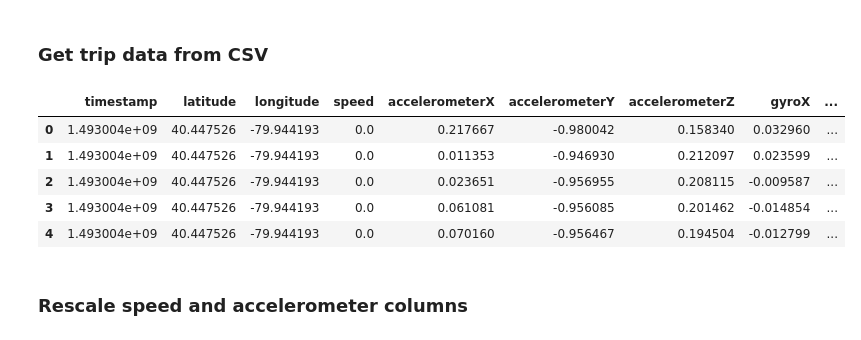
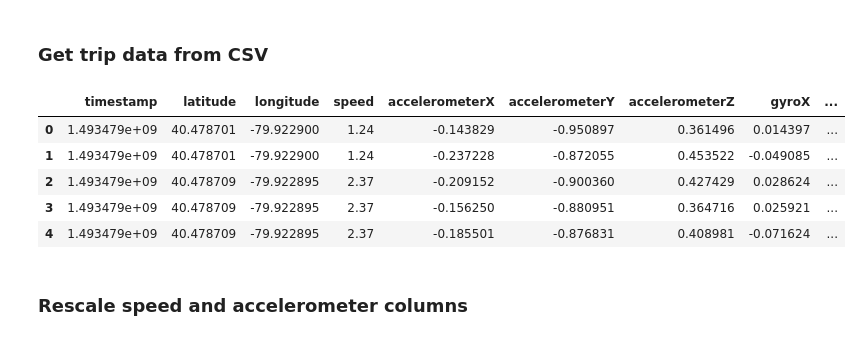
Before and after one commit to shouvikmani/Intelligent-Pothole-Detection, a Jupyter notebook: DataGame.ipynb, the cells around one changed output. Cells and saved outputs as stored; diff of their text form; code cells hidden in the pictures.

```diff
--- a/DataGame.ipynb
+++ b/DataGame.ipynb
@@ -12,21 +12,21 @@ import seaborn
 # %%
 def get_trip_data(tripPotholesFileName, tripSensorsFileName):
     potholes_df = pd.read_csv(tripPotholesFileName)
     sensors_df = pd.read_csv(tripSensorsFileName)
     return (potholes_df, sensors_df)
 
 trip1_data = get_trip_data('data/Pothole_Non_Pothole/trip6_potholes.csv',
-                           'data/Pothole_Non_Pothole/trip6_sensors.csv')
+                           'data/Good_Road_Bad_Road/4_29_roadcond_sensors_BAD_t5.csv')
 trip1_potholes = trip1_data[0]
 trip1_sensors = trip1_data[1]
 trip1_sensors.head()
 # %% [output]
 |  | timestamp | latitude | longitude | speed | accelerometerX | accelerometerY | accelerometerZ | gyroX | ... |
-| 0 | 1.493004e+09 | 40.447526 | -79.944193 | 0.0 | 0.217667 | -0.980042 | 0.158340 | 0.032960 | ... |
-| 1 | 1.493004e+09 | 40.447526 | -79.944193 | 0.0 | 0.011353 | -0.946930 | 0.212097 | 0.023599 | ... |
-| 2 | 1.493004e+09 | 40.447526 | -79.944193 | 0.0 | 0.023651 | -0.956955 | 0.208115 | -0.009587 | ... |
-| 3 | 1.493004e+09 | 40.447526 | -79.944193 | 0.0 | 0.061081 | -0.956085 | 0.201462 | -0.014854 | ... |
-| 4 | 1.493004e+09 | 40.447526 | -79.944193 | 0.0 | 0.070160 | -0.956467 | 0.194504 | -0.012799 | ... |
+| 0 | 1.493479e+09 | 40.478701 | -79.922900 | 1.24 | -0.143829 | -0.950897 | 0.361496 | 0.014397 | ... |
+| 1 | 1.493479e+09 | 40.478701 | -79.922900 | 1.24 | -0.237228 | -0.872055 | 0.453522 | -0.049085 | ... |
+| 2 | 1.493479e+09 | 40.478709 | -79.922895 | 2.37 | -0.209152 | -0.900360 | 0.427429 | 0.028624 | ... |
+| 3 | 1.493479e+09 | 40.478709 | -79.922895 | 2.37 | -0.156250 | -0.880951 | 0.364716 | 0.025921 | ... |
+| 4 | 1.493479e+09 | 40.478709 | -79.922895 | 2.37 | -0.185501 | -0.876831 | 0.408981 | -0.071624 | ... |
 # %% [markdown]
 ### Rescale speed and accelerometer columns
 # %%
```
Also changed, not shown: parts of 5 cells of this notebook, 1 other file.
